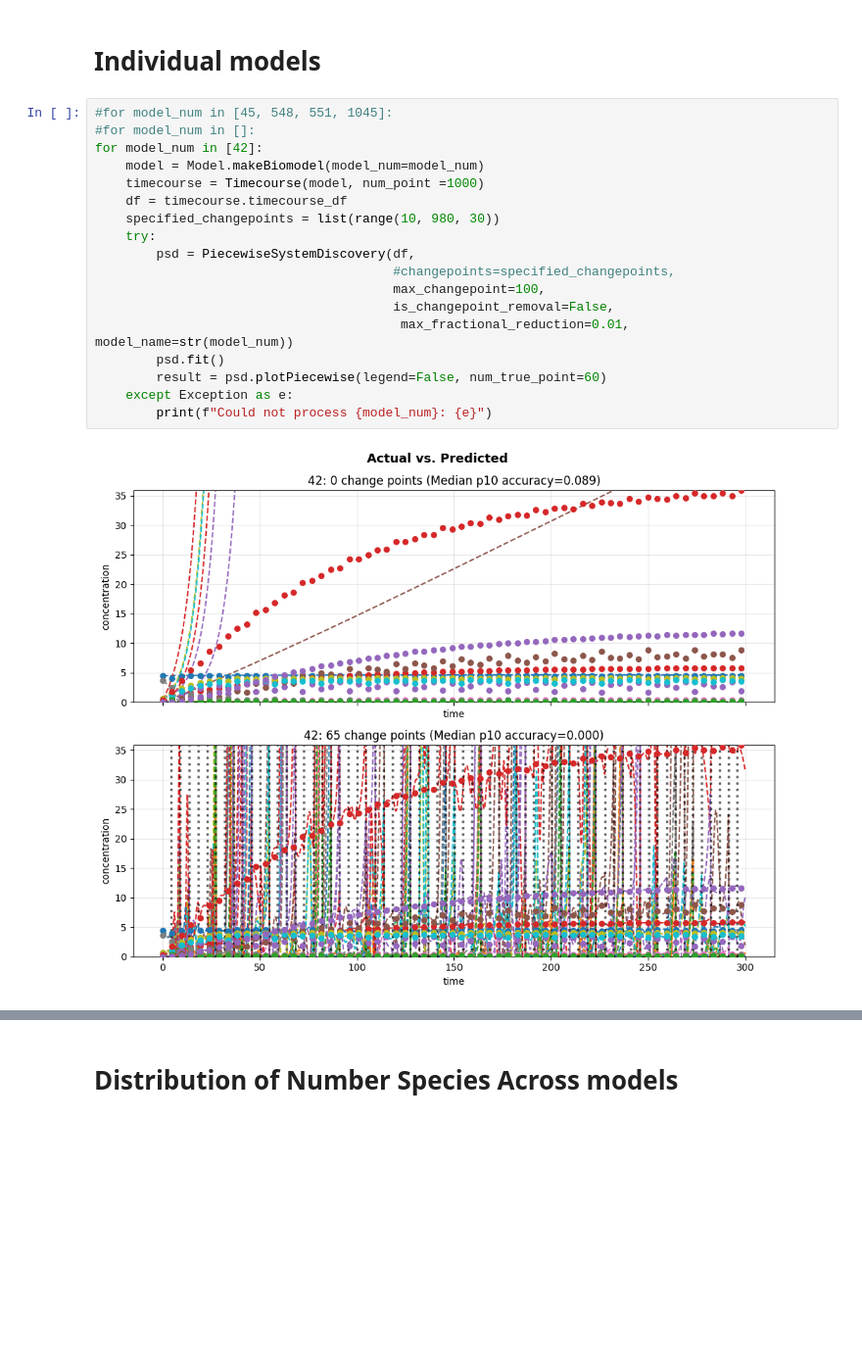
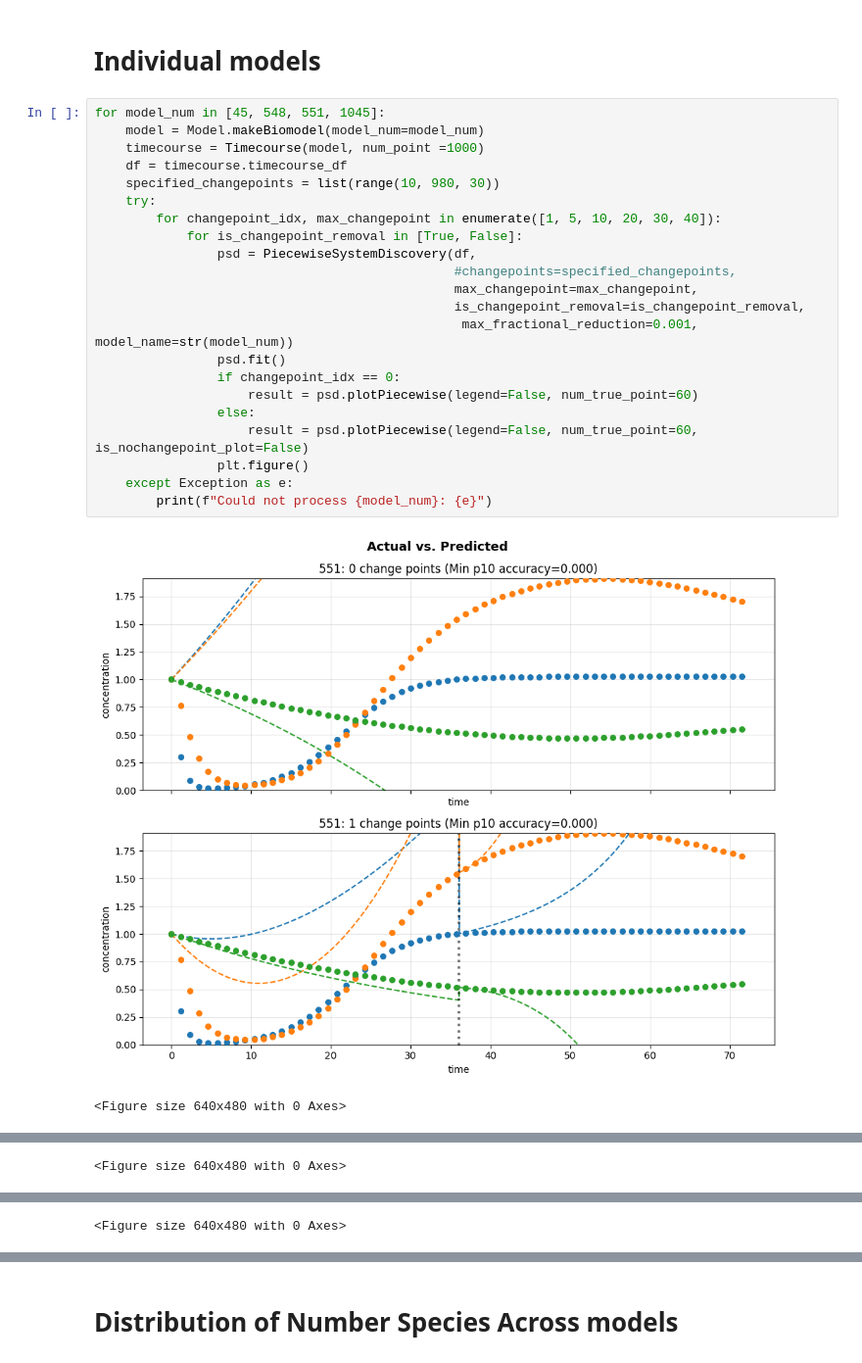
Before and after one commit to ModelEngineering/linearity_analysis, a Jupyter notebook: notebooks/piecewise_predictions.ipynb, the cells around one changed output, grey strips where cells are left out. Shown at 98% size. Drawn from its saved outputs; the diff is of its cells as text; blank space fills up the shorter version.

Commit message:
Tweaking piecewise

```diff
--- a/notebooks/piecewise_predictions.ipynb
+++ b/notebooks/piecewise_predictions.ipynb
@@ -44,22 +44,27 @@ NONOSCILLATION_DF
 # %% [markdown]
 # Individual models
 # %%
-#for model_num in [45, 548, 551, 1045]:
-#for model_num in []:
-for model_num in [42]:
+for model_num in [45, 548, 551, 1045]:
     model = Model.makeBiomodel(model_num=model_num)
     timecourse = Timecourse(model, num_point =1000)
     df = timecourse.timecourse_df
     specified_changepoints = list(range(10, 980, 30))
     try:
-        psd = PiecewiseSystemDiscovery(df,
-                                       #changepoints=specified_changepoints,
-                                       max_changepoint=100,
-                                       is_changepoint_removal=False,
-                                        max_fractional_reduction=0.01, model_name=str(model_num))
-        psd.fit()
-        result = psd.plotPiecewise(legend=False, num_true_point=60)
+        for changepoint_idx, max_changepoint in enumerate([1, 5, 10, 20, 30, 40]):
+            for is_changepoint_removal in [True, False]:
+                psd = PiecewiseSystemDiscovery(df,
+                                               #changepoints=specified_changepoints,
+                                               max_changepoint=max_changepoint,
+                                               is_changepoint_removal=is_changepoint_removal,
+                                                max_fractional_reduction=0.001, model_name=str(model_num))
+                psd.fit()
+                if changepoint_idx == 0:
+                    result = psd.plotPiecewise(legend=False, num_true_point=60)
+                else:
+                    result = psd.plotPiecewise(legend=False, num_true_point=60, is_nochangepoint_plot=False)
+                plt.figure()
     except Exception as e:
         print(f"Could not process {model_num}: {e}")
 # %% [output]
-[figure, old version]
+[figure, new version]
+<Figure size 640x480 with 0 Axes>
@@ -65,0 +72 @@ for model_num in [42]:
+<Figure size 640x480 with 0 Axes>
@@ -65,0 +74 @@ for model_num in [42]:
+<Figure size 640x480 with 0 Axes>
```
Also changed, not shown: parts of 9 cells of this notebook, 4 other files.
